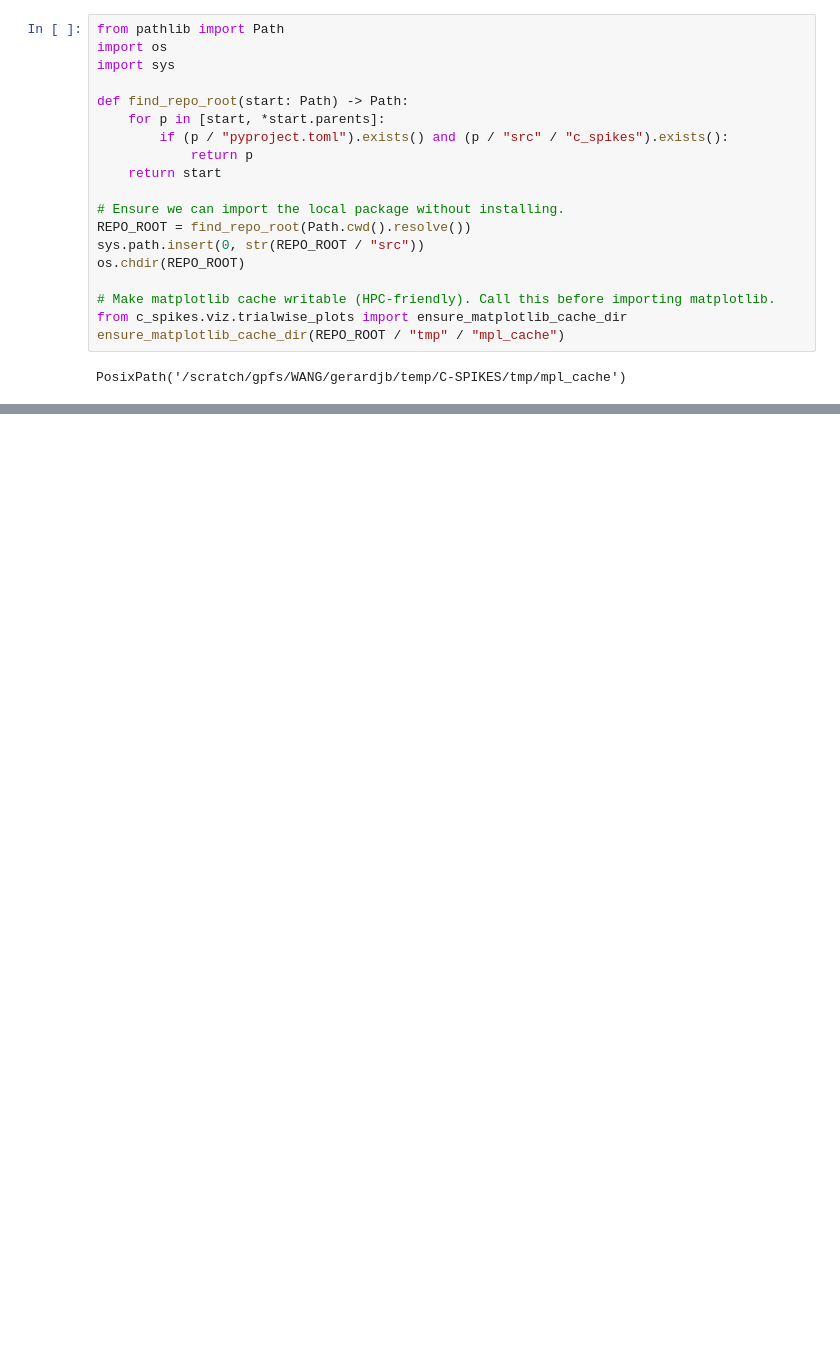
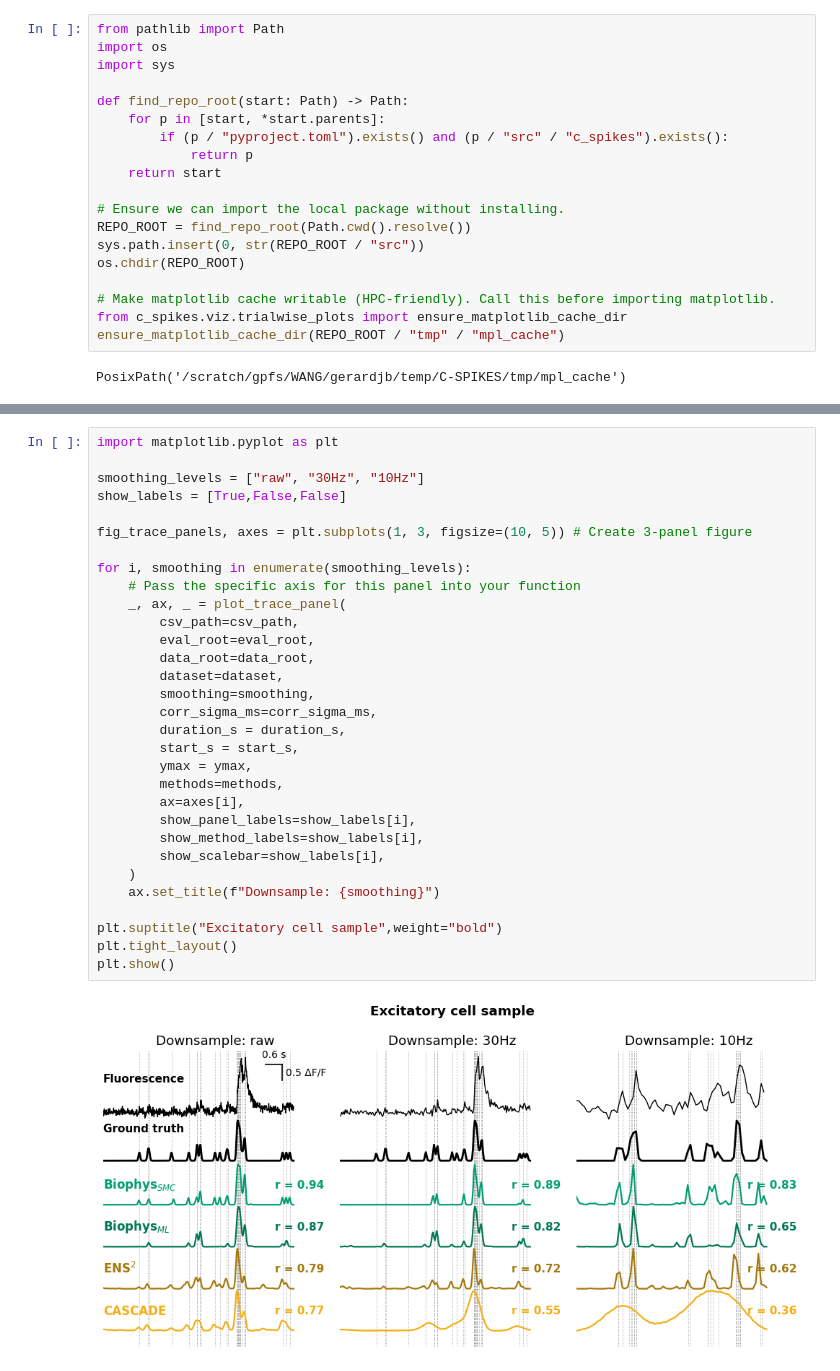
Before and after one commit to gerardjb/C-SPIKES, a Jupyter notebook: notebooks/trialwise_visualizations.ipynb, the cells around one changed output, grey strips where cells are left out. Drawn from its saved outputs; the diff is of its cells as text; blank space fills up the shorter version.

```diff
--- a/notebooks/trialwise_visualizations.ipynb
+++ b/notebooks/trialwise_visualizations.ipynb
@@ -72,0 +120,33 @@ meta
+# %%
+import matplotlib.pyplot as plt
+
+smoothing_levels = ["raw", "30Hz", "10Hz"]
+show_labels = [True,False,False]
+
+fig_trace_panels, axes = plt.subplots(1, 3, figsize=(10, 5)) # Create 3-panel figure
+
+for i, smoothing in enumerate(smoothing_levels):
+    # Pass the specific axis for this panel into your function
+    _, ax, _ = plot_trace_panel(
+        csv_path=csv_path,
+        eval_root=eval_root,
+        data_root=data_root,
+        dataset=dataset,
+        smoothing=smoothing,
+        corr_sigma_ms=corr_sigma_ms,
+        duration_s = duration_s,
+        start_s = start_s,
+        ymax = ymax,
+        methods=methods,
+        ax=axes[i],
+        show_panel_labels=show_labels[i],
+        show_method_labels=show_labels[i],
+        show_scalebar=show_labels[i],
+    )
+    ax.set_title(f"Downsample: {smoothing}")
+
+plt.suptitle("Excitatory cell sample",weight="bold")
+plt.tight_layout()
+plt.show()
+# %% [output]
+[figure, added]
```
Also changed, not shown: parts of 7 cells of this notebook, 1 other file.
